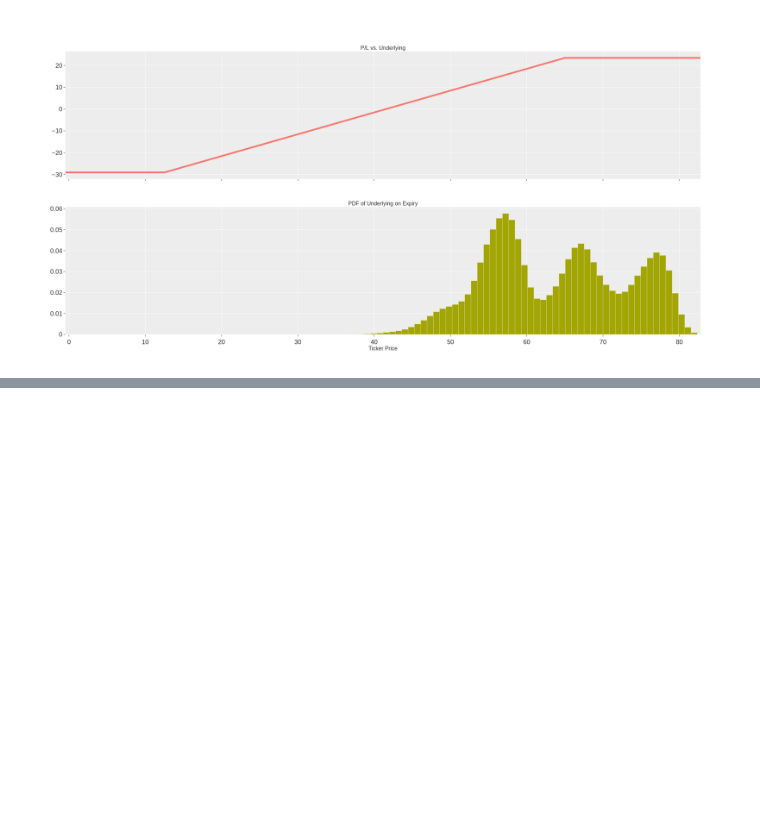
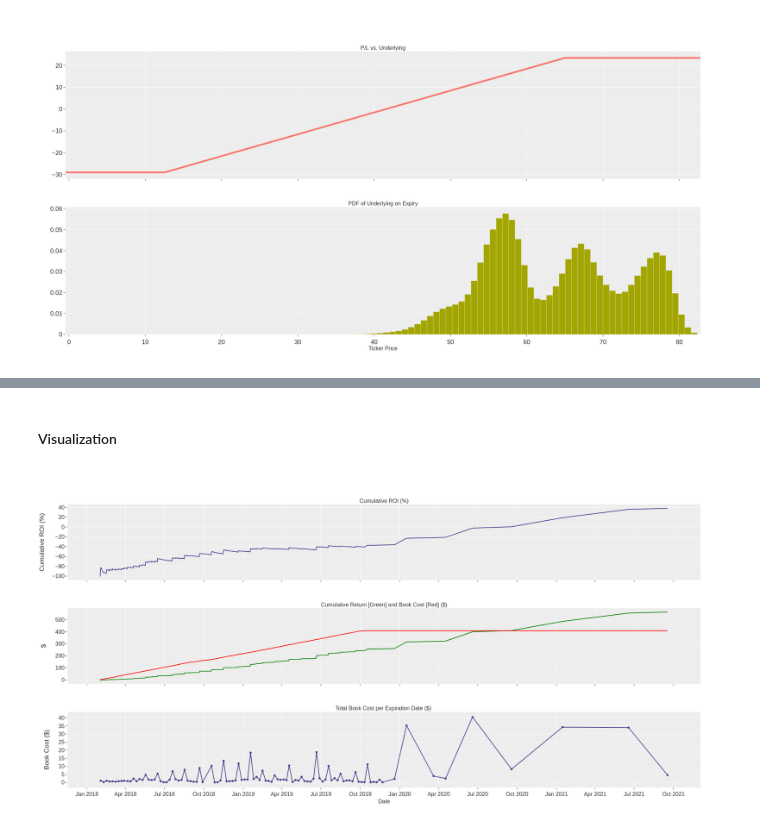
Before and after one commit to jacktan1/Options-Project, a Jupyter notebook: src/P5-0_baseline_model.ipynb, the cells around one changed output, grey strips where cells are left out. Cells and saved outputs as stored; diff of their text form; code cells hidden in the pictures; blank space fills up the shorter version.

Commit message:
work on bull call spread strategy eval, apply to baseline model

```diff
--- a/src/P5-0_baseline_model.ipynb
+++ b/src/P5-0_baseline_model.ipynb
@@ -222,10 +231,10 @@ We also assume that ask / bid size are infinite for all options. Implement ask /
 # %%
 start_time = time.time()
 
-calc_options = BullCallSpread(dates=test_dates)
+option_strat = BullCallSpread(dates=test_dates)
 
-scores_df = calc_options.run(options_df=test_options_df,
-                             pred_pdf_df=my_model.pred_test_pdf)
+option_strat.get_scores(options_df=test_options_df,
+                        pred_pdf_df=my_model.pred_test_pdf)
 
 print(f"Calculate bull call spread scores - {round(time.time() - start_time, 2)} seconds")
 # %% [output]
@@ -241,0 +291,45 @@ scores_df.head()
+# %% [markdown]
+#### Visualization
+# %%
+fig = make_subplots(rows=3, cols=1,
+                    vertical_spacing=0.1,
+                    shared_xaxes=True,
+                    x_title="Date",
+                    subplot_titles=["Cumulative ROI (%)",
+                                    "Cumulative Return [Green] and Book Cost [Red] ($)",
+                                    "Total Book Cost per Expiration Date ($) "])
+
+fig.add_trace(go.Scatter(x=option_strat.cumu_date_df["date"],
+                         y=option_strat.cumu_date_df["cumulative ROI %"],
+                         mode='lines', line={"color": "darkslateblue"}),
+              row=1, col=1)
+
+fig.add_trace(go.Scatter(x=option_strat.cumu_date_df["date"],
+                         y=option_strat.cumu_date_df["cumulative return"],
+                         mode='lines', line={"color": "green"}),
+              row=2, col=1)
+
+fig.add_trace(go.Scatter(x=option_strat.cumu_date_df["date"],
+                         y=option_strat.cumu_date_df["cumulative book"],
+                         mode='lines', line={"color": "red"}),
+              row=2, col=1)
+
+
+fig.add_trace(go.Scatter(x=option_strat.exp_date_df["expiration date"],
+                         y=option_strat.exp_date_df["book sum exp date"],
+                         mode='lines+markers', line={"color": "darkslateblue"}),
+              row=3, col=1)
+
+fig.update_yaxes(title_text="Cumulative ROI (%)", row=1, col=1)
+fig.update_yaxes(title_text="$", row=2, col=1)
+fig.update_yaxes(title_text="Book Cost ($)", row=3, col=1)
+fig.update_xaxes(nticks=20)
+fig.update_yaxes(nticks=10)
+fig.update_layout(showlegend=False,
+                  font={"size": 16})
+
+
+fig.write_image("./img/baseline_bull_call_performance.png", width=2000, height=1000)
+Image(filename="./img/baseline_bull_call_performance.png")
+# %% [output]
+[figure, added]
```
Also changed, not shown: parts of 16 cells of this notebook, 6 other files.
